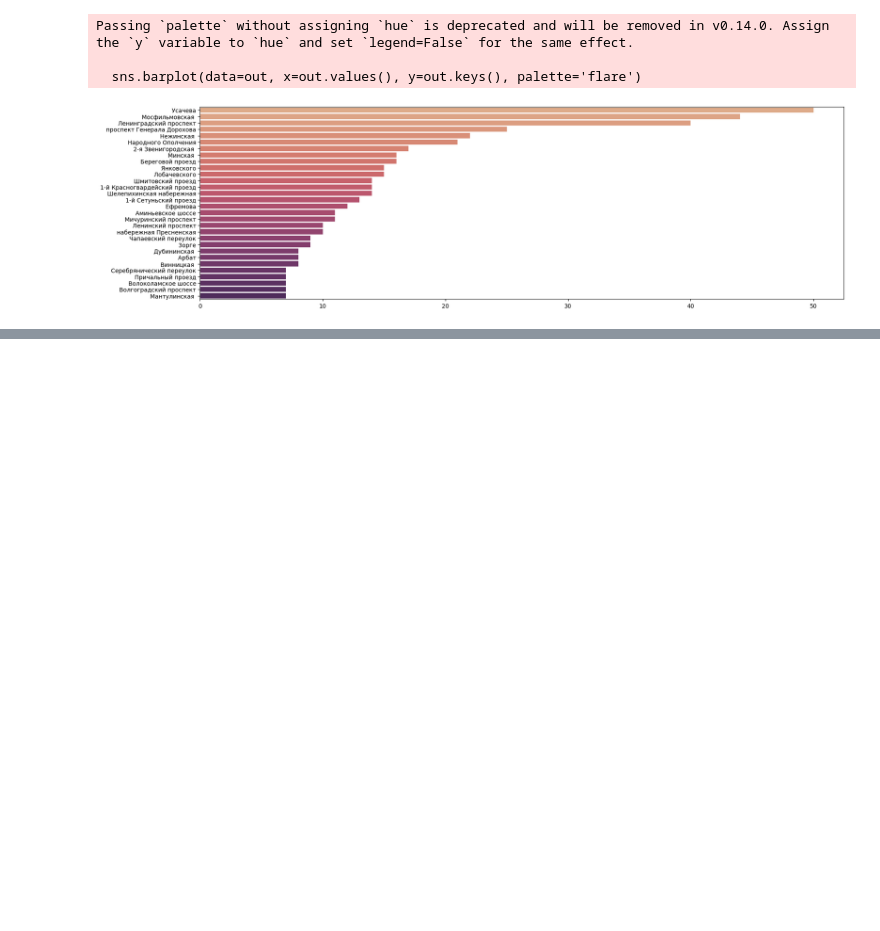
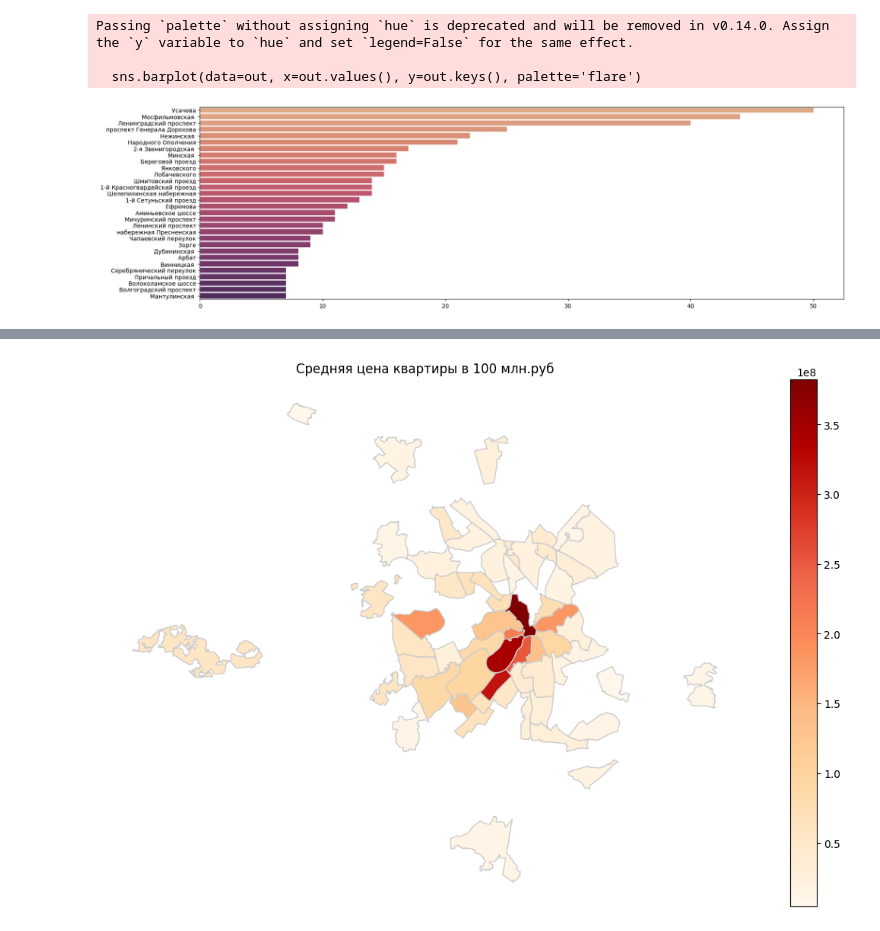
Before and after one commit to trizyx/moscow_realty, a Jupyter notebook: analysis.ipynb, the cells around one changed output, grey strips where cells are left out. Cells and saved outputs as stored; diff of their text form; code cells hidden in the pictures; blank space fills up the shorter version.

```diff
--- a/analysis.ipynb
+++ b/analysis.ipynb
@@ -202,0 +131,27 @@ geodata = gpd.read_file('central-fed-district-latest.osm.pbf')
+# %%
+geodata = gpd.read_file('mo.geojson')
+# %%
+geodata = geodata[['NAME', 'geometry']]
+prices_mean = df.groupby('district')['price'].mean()
+df_price = pd.DataFrame(prices_mean)
+df_price = df_price.reset_index()
+geodata = geodata.rename(columns={"NAME": 'district'})
+
+price_map = geodata.set_index('district').join(df_price.set_index('district'))
+price_map = price_map.reset_index()
+# %%
+fig, ax = plt.subplots(1, figsize=(15, 9))
+
+price_map.plot(column= 'price',
+               cmap='OrRd',
+               linewidth=1,
+               ax=ax,
+               edgecolor='0.8',
+               legend=True,
+               legend_kwds={'orientation': "vertical"}
+                )
+ax.axis('off')
+plt.title('Cредняя цена квартиры в 100 млн.руб')
+plt.show()
+# %% [output]
+[figure, added]
```
Also changed, not shown: parts of 7 cells of this notebook.
